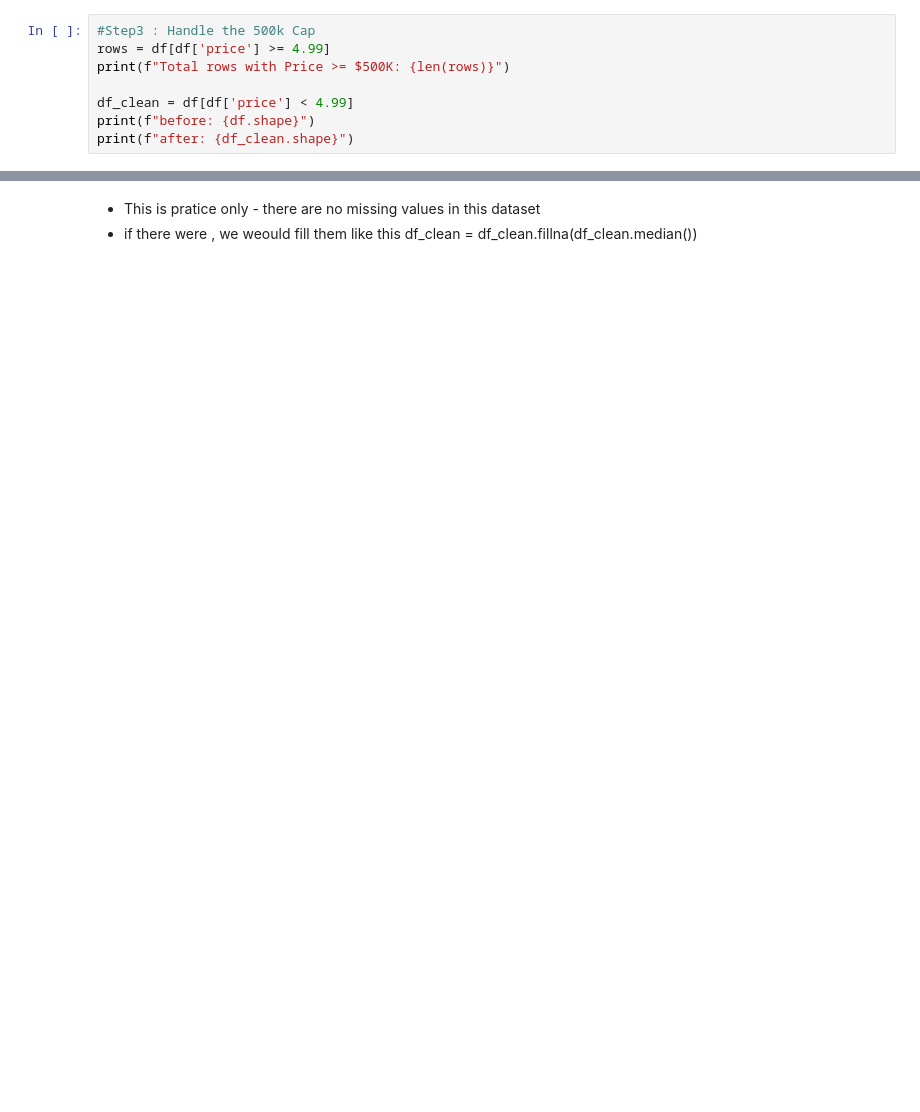
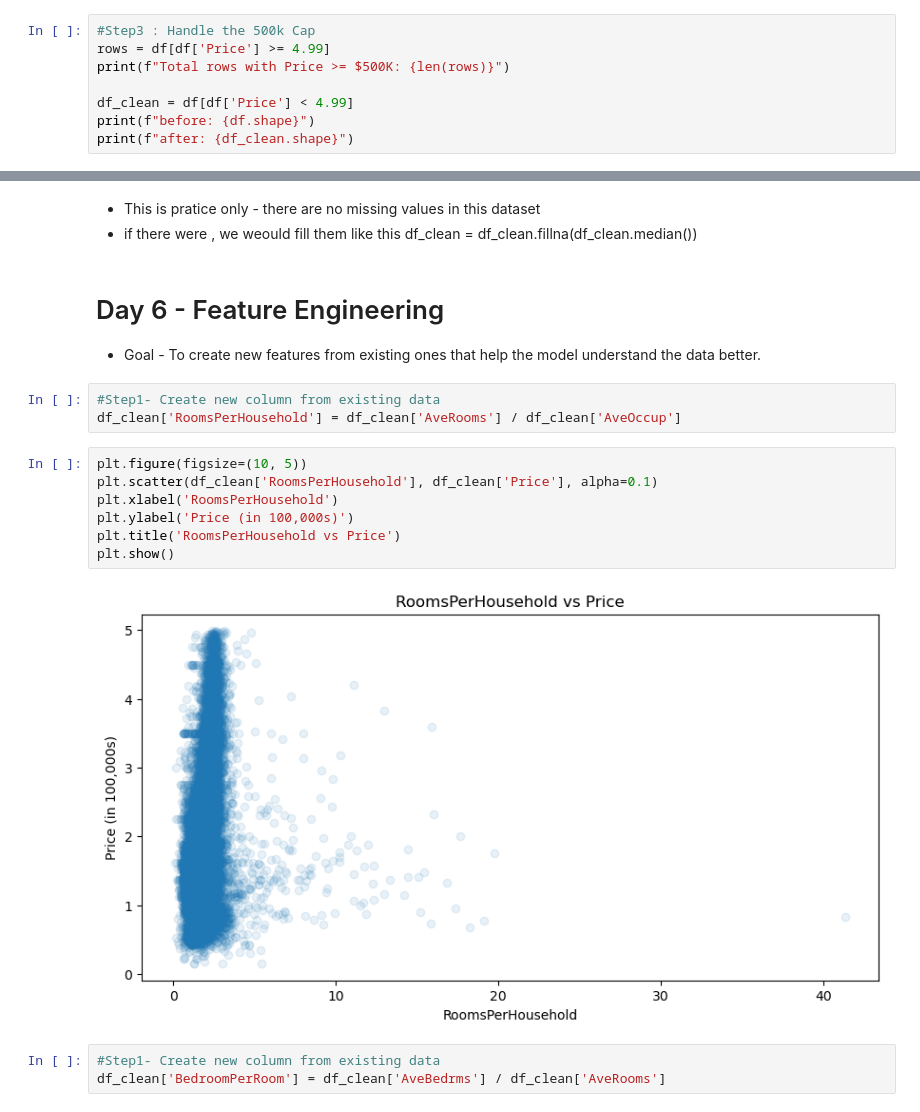
Before and after one commit to Roshan0003goud/california-housing-regression, a Jupyter notebook: notebooks/02_data_preparation.ipynb, the cells around one changed output, grey strips where cells are left out. Saved outputs shown, nothing was run; the diff lists cells and outputs as text; blank space fills up the shorter version.

Commit message:
Day6: Feature engineering

```diff
--- a/notebooks/02_data_preparation.ipynb
+++ b/notebooks/02_data_preparation.ipynb
@@ -30,10 +30,10 @@ df.duplicated().sum()
 When im checking the duplicates I got - " 0 " . The dataset is clcean , now rows need to be reoved for this reason.
 # %%
 #Step3 : Handle the 500k Cap
-rows = df[df['price'] >= 4.99]
+rows = df[df['Price'] >= 4.99]
 print(f"Total rows with Price >= $500K: {len(rows)}")
 
-df_clean = df[df['price'] < 4.99]
+df_clean = df[df['Price'] < 4.99]
 print(f"before: {df.shape}")
 print(f"after: {df_clean.shape}")
 # %% [output]
@@ -80,3 +80,21 @@ dtype: int64
 * This is pratice only - there are no missing values in this dataset
 * if there were , we weould fill them like this
 df_clean = df_clean.fillna(df_clean.median())
+# %% [markdown]
+# Day 6 - Feature Engineering
+* Goal - To create new features from existing ones that help the model understand the data better.
+# %%
+#Step1- Create new column from existing data
+df_clean['RoomsPerHousehold'] = df_clean['AveRooms'] / df_clean['AveOccup']
+# %%
+plt.figure(figsize=(10, 5))
+plt.scatter(df_clean['RoomsPerHousehold'], df_clean['Price'], alpha=0.1)
+plt.xlabel('RoomsPerHousehold')
+plt.ylabel('Price (in 100,000s)')
+plt.title('RoomsPerHousehold vs Price')
+plt.show()
+# %% [output]
+[figure, added]
+# %%
+#Step1- Create new column from existing data
+df_clean['BedroomPerRoom'] = df_clean['AveBedrms'] / df_clean['AveRooms']
```
Also changed, not shown: parts of 8 cells of this notebook.
